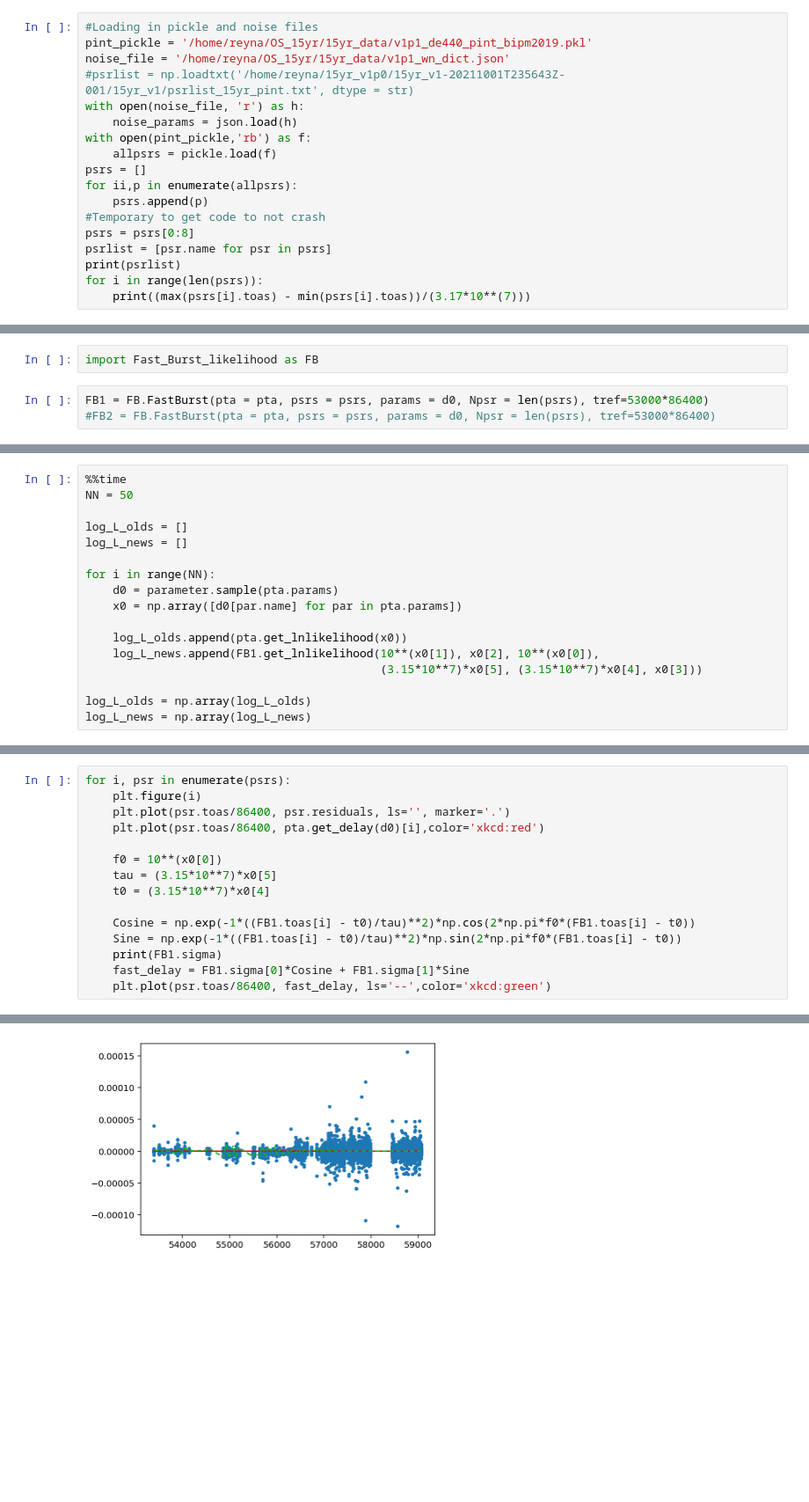
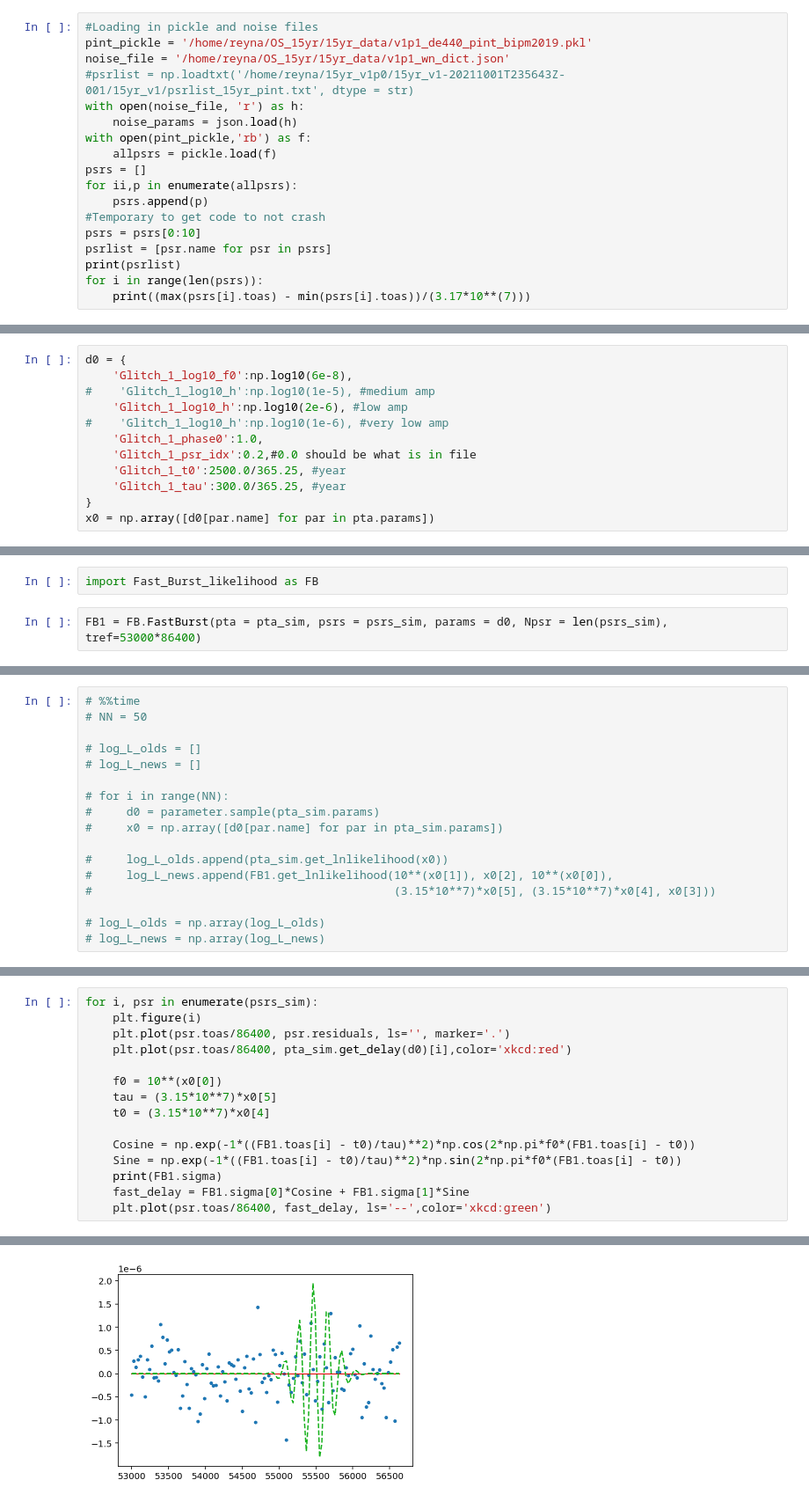
Before and after one commit to JacobATaylor/QuickBurst, a Jupyter notebook: Likelihood_tests.ipynb, the cells around one changed output, grey strips where cells are left out. Shown: that part at 88% size. Drawn from its saved outputs; the diff is of its cells as text; blank space fills up the shorter version.

```diff
--- a/Likelihood_tests.ipynb
+++ b/Likelihood_tests.ipynb
@@ -65,7 +65,7 @@ psrs = []
 for ii,p in enumerate(allpsrs):
     psrs.append(p)
 #Temporary to get code to not crash
-psrs = psrs[0:8]
+psrs = psrs[0:10]
 psrlist = [psr.name for psr in psrs]
 print(psrlist)
 for i in range(len(psrs)):
@@ -208 +208,13 @@ x0 = np.array([d0[par.name] for par in pta.params])
+# %%
+d0 = {
+    'Glitch_1_log10_f0':np.log10(6e-8),
+#    'Glitch_1_log10_h':np.log10(1e-5), #medium amp
+    'Glitch_1_log10_h':np.log10(2e-6), #low amp
+#    'Glitch_1_log10_h':np.log10(1e-6), #very low amp
+    'Glitch_1_phase0':1.0,
+    'Glitch_1_psr_idx':0.2,#0.0 should be what is in file
+    'Glitch_1_t0':2500.0/365.25, #year
+    'Glitch_1_tau':300.0/365.25, #year
+}
+x0 = np.array([d0[par.name] for par in pta.params])
 # %%
@@ -234,6 +251,5 @@ d0
 # %%
 import Fast_Burst_likelihood as FB
 # %%
-FB1 = FB.FastBurst(pta = pta, psrs = psrs, params = d0, Npsr = len(psrs), tref=53000*86400)
-#FB2 = FB.FastBurst(pta = pta, psrs = psrs, params = d0, Npsr = len(psrs), tref=53000*86400)
+FB1 = FB.FastBurst(pta = pta_sim, psrs = psrs_sim, params = d0, Npsr = len(psrs_sim), tref=53000*86400)
 # %% [output]
@@ -278,18 +294,18 @@ LogL:  727065.2626002779
 # %%
-%%time
-NN = 50
+# %%time
+# NN = 50
 
-log_L_olds = []
-log_L_news = []
+# log_L_olds = []
+# log_L_news = []
 
-for i in range(NN):
-    d0 = parameter.sample(pta.params)
-    x0 = np.array([d0[par.name] for par in pta.params])
+# for i in range(NN):
+#     d0 = parameter.sample(pta_sim.params)
+#     x0 = np.array([d0[par.name] for par in pta_sim.params])
 
-    log_L_olds.append(pta.get_lnlikelihood(x0))
-    log_L_news.append(FB1.get_lnlikelihood(10**(x0[1]), x0[2], 10**(x0[0]),
-                                           (3.15*10**7)*x0[5], (3.15*10**7)*x0[4], x0[3]))
+#     log_L_olds.append(pta_sim.get_lnlikelihood(x0))
+#     log_L_news.append(FB1.get_lnlikelihood(10**(x0[1]), x0[2], 10**(x0[0]),
+#                                            (3.15*10**7)*x0[5], (3.15*10**7)*x0[4], x0[3]))
 
-log_L_olds = np.array(log_L_olds)
-log_L_news = np.array(log_L_news)
+# log_L_olds = np.array(log_L_olds)
+# log_L_news = np.array(log_L_news)
 # %%
@@ -306,8 +322,8 @@ plt.yscale('log')
 # %%
-for i, psr in enumerate(psrs):
+for i, psr in enumerate(psrs_sim):
     plt.figure(i)
     plt.plot(psr.toas/86400, psr.residuals, ls='', marker='.')
-    plt.plot(psr.toas/86400, pta.get_delay(d0)[i],color='xkcd:red')
+    plt.plot(psr.toas/86400, pta_sim.get_delay(d0)[i],color='xkcd:red')
 
     f0 = 10**(x0[0])
     tau = (3.15*10**7)*x0[5]
@@ -334 +359 @@ for i, psr in enumerate(psrs):
-[figure, old version]
+[figure, new version]
```
Also changed, not shown: parts of 21 cells of this notebook, 2 other files.
